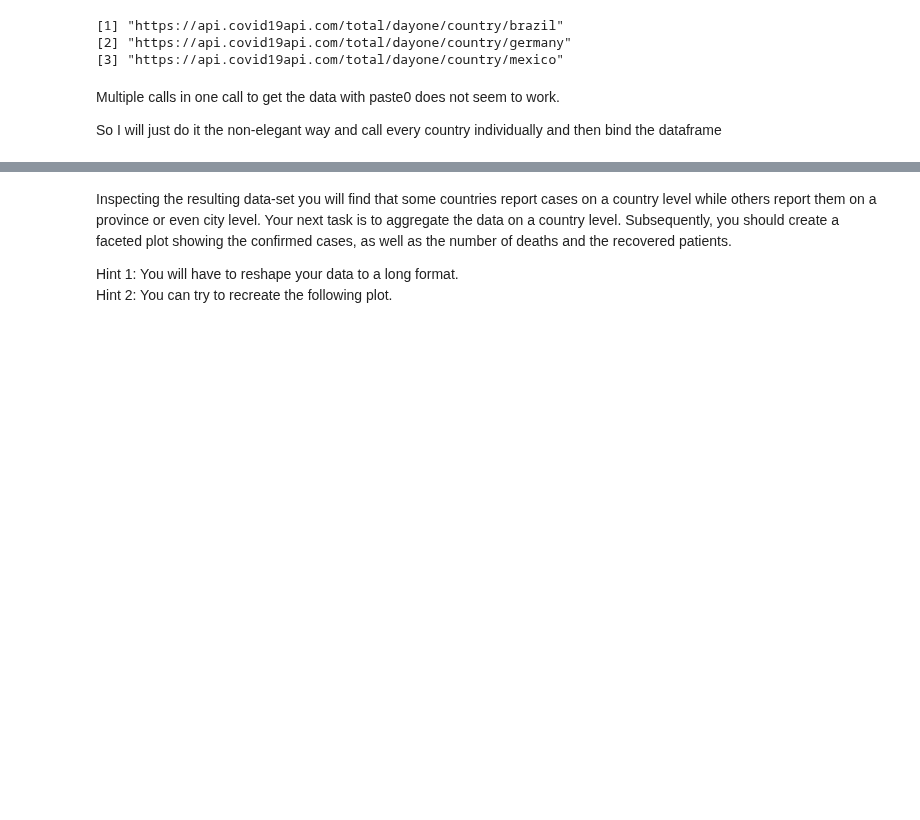
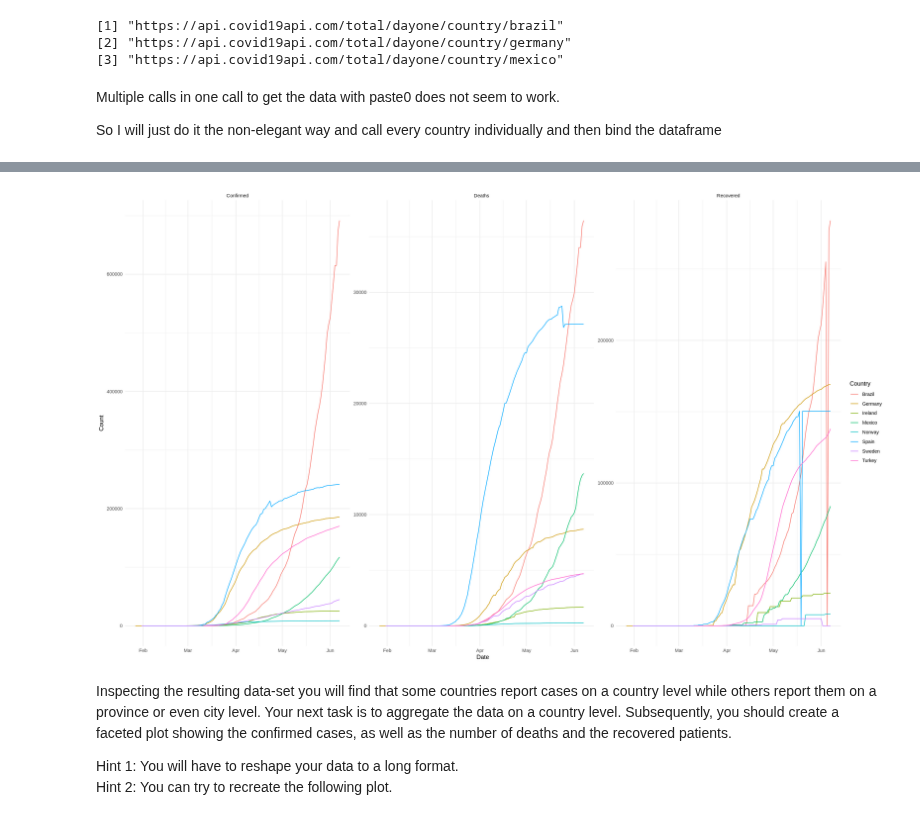
Before and after one commit to michiWS1920/ADS20, a Jupyter notebook: ADS_Programming_Assignment_2.ipynb, the cells around one changed output, grey strips where cells are left out. Cells and saved outputs as stored; diff of their text form; code cells hidden in the pictures; blank space fills up the shorter version.

Commit message:
First Plot done

```diff
--- a/ADS_Programming_Assignment_2.ipynb
+++ b/ADS_Programming_Assignment_2.ipynb
@@ -161,3 +148,15 @@ the group aesthetic?
+# %%
+options(repr.plot.width=20, repr.plot.height=12)
+
+covid_long %>%
+#filter(type == "Deaths") %>%
+ggplot(aes(x=Date, y=Count)) +
+geom_line(aes(group= Country, color= Country)) +
+facet_wrap(~type, scales="free")+
+theme_minimal()+
+scale_x_date(date_labels = "%b")
+# %% [output]
+[figure, added]
 # %% [markdown]
 Inspecting the resulting data-set you will find that some countries report cases on a country level while others report them on a province or even city level. Your next task is to aggregate the data on a country level. Subsequently, you should create a faceted plot showing the confirmed cases, as well as the number of deaths and the recovered patients.
 
```
Also changed, not shown: parts of 6 cells of this notebook.
